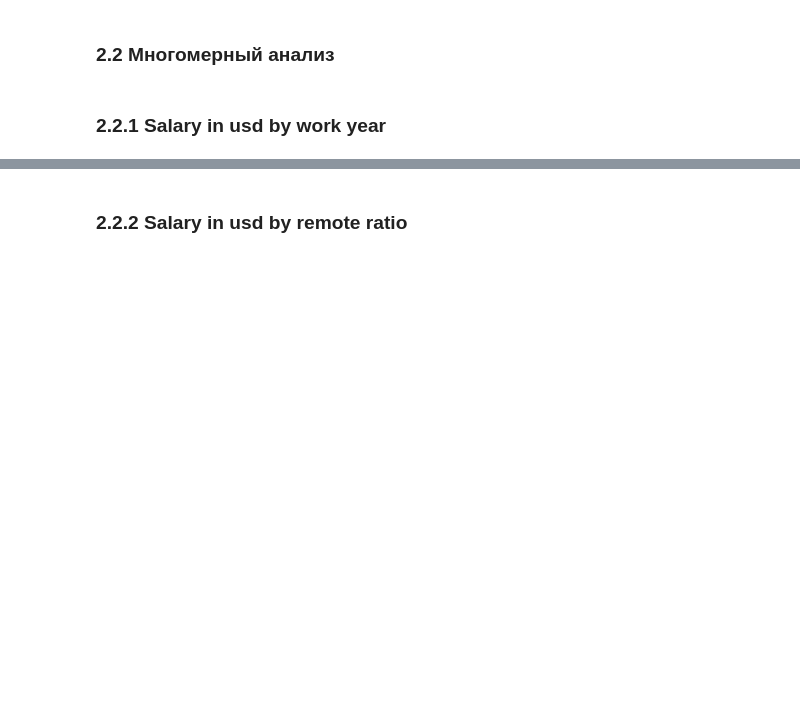
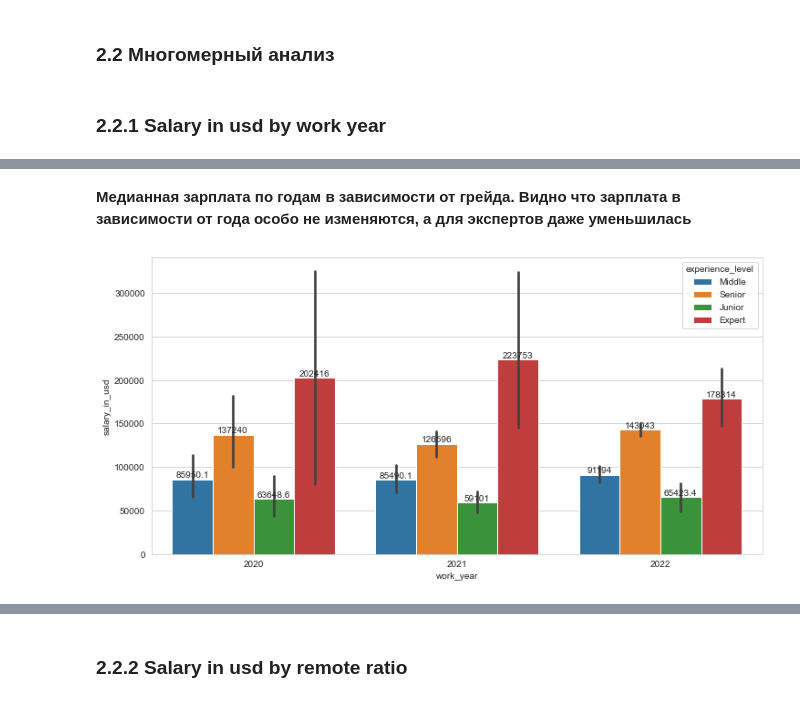
Before and after one commit to Igorm525/DA_projects, a Jupyter notebook: salaries_in_DS.ipynb, the cells around one changed output, grey strips where cells are left out. Drawn from its saved outputs; the diff is of its cells as text; code cells hidden in the pictures; blank space fills up the shorter version.

```diff
--- a/salaries_in_DS.ipynb
+++ b/salaries_in_DS.ipynb
@@ -188,0 +192,12 @@ plt.show()
+# %% [markdown]
+**Медианная зарплата по годам в зависимости от грейда. Видно что зарплата в зависимости от года особо не изменяются, а для экспертов даже уменьшилась**
+# %%
+plt.figure(figsize=(12,6))
+hue_1 = salaries['experience_level']
+ax = sns.barplot(x = salaries['work_year'], y = salaries['salary_in_usd'],hue=salaries['experience_level'])
+#ax = sns.barplot(x = salaries['work_year'], y = salaries['salary_in_usd'])
+for i in range(salaries['experience_level'].nunique()):
+            ax.bar_label(ax.containers[i])
+plt.show()
+# %% [output]
+[figure, added]
```
Also changed, not shown: parts of 22 cells of this notebook.
